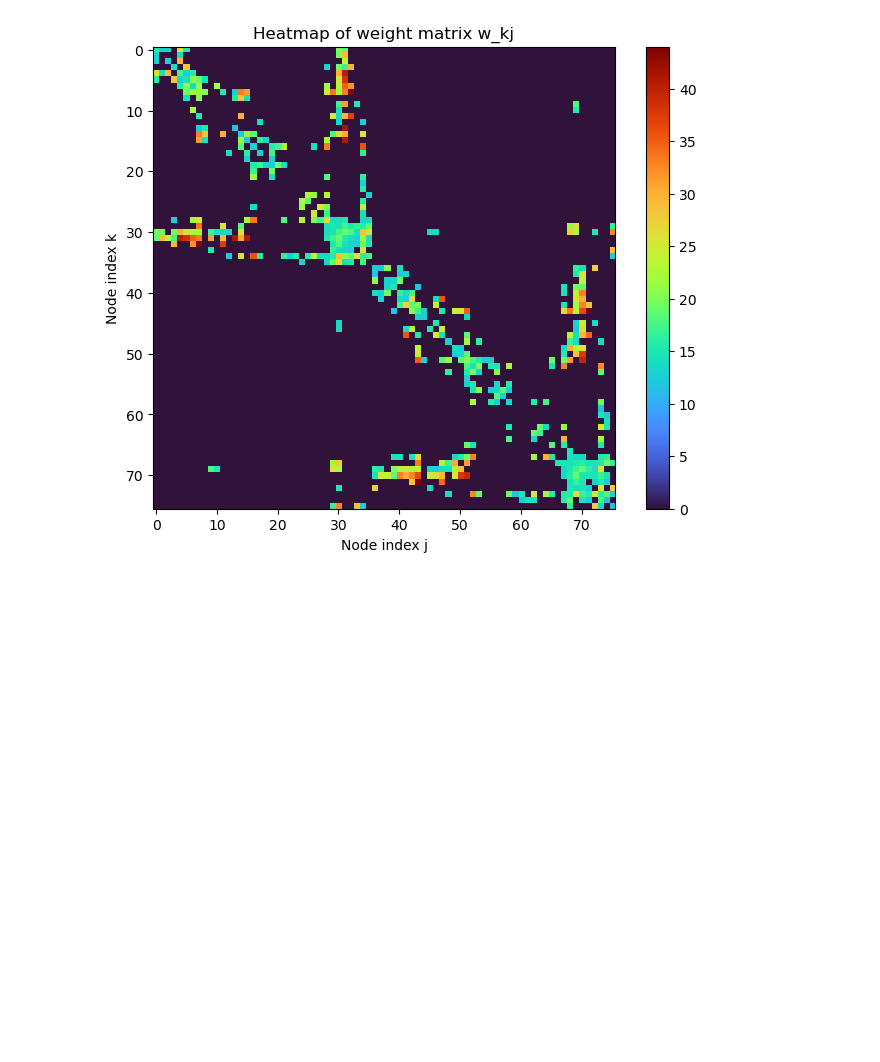
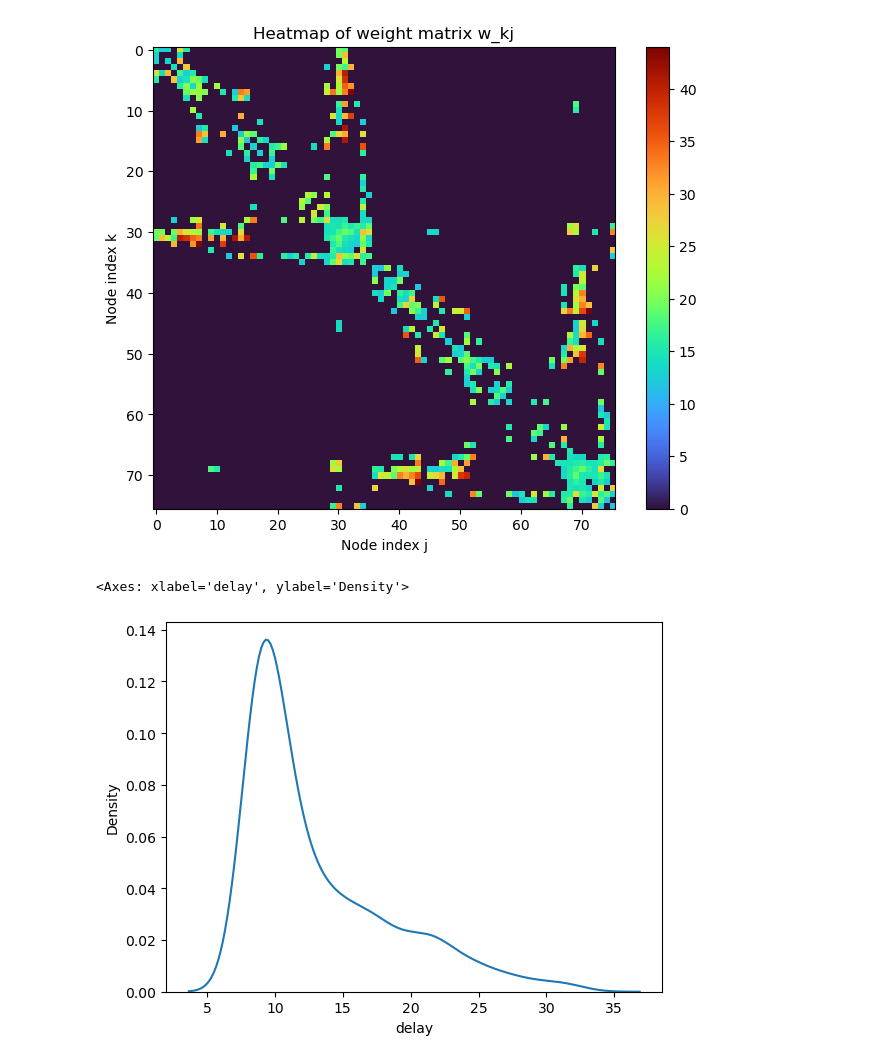
Before and after one commit to shayanshafquat/neuronal-oscillations-evolving-networks, a Jupyter notebook: notebooks/transport_model.ipynb, the cells around one changed output. Cells and saved outputs as stored; diff of their text form; code cells hidden in the pictures; blank space fills up the shorter version.

Commit message:
discretise delay

```diff
--- a/notebooks/transport_model.ipynb
+++ b/notebooks/transport_model.ipynb
@@ -148,3 +149,9 @@ plt.ylabel('Node index k')
 plt.show()
 # %% [output]
 [figure]
+# %%
+data['delay'] = data['fiber_length'] / 1.5
+sns.kdeplot(data, x="delay")
+# %% [output]
+<Axes: xlabel='delay', ylabel='Density'>
+[figure, added]
```
Also changed, not shown: parts of 4 cells of this notebook.
